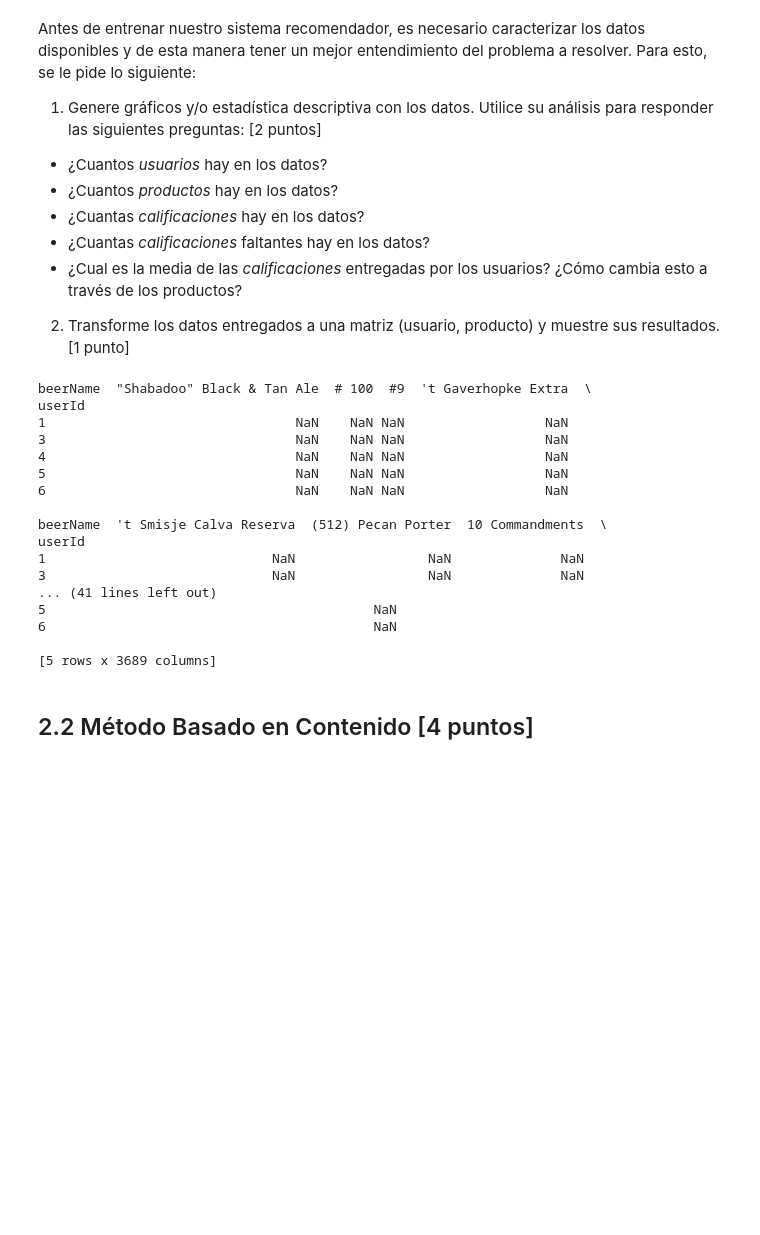
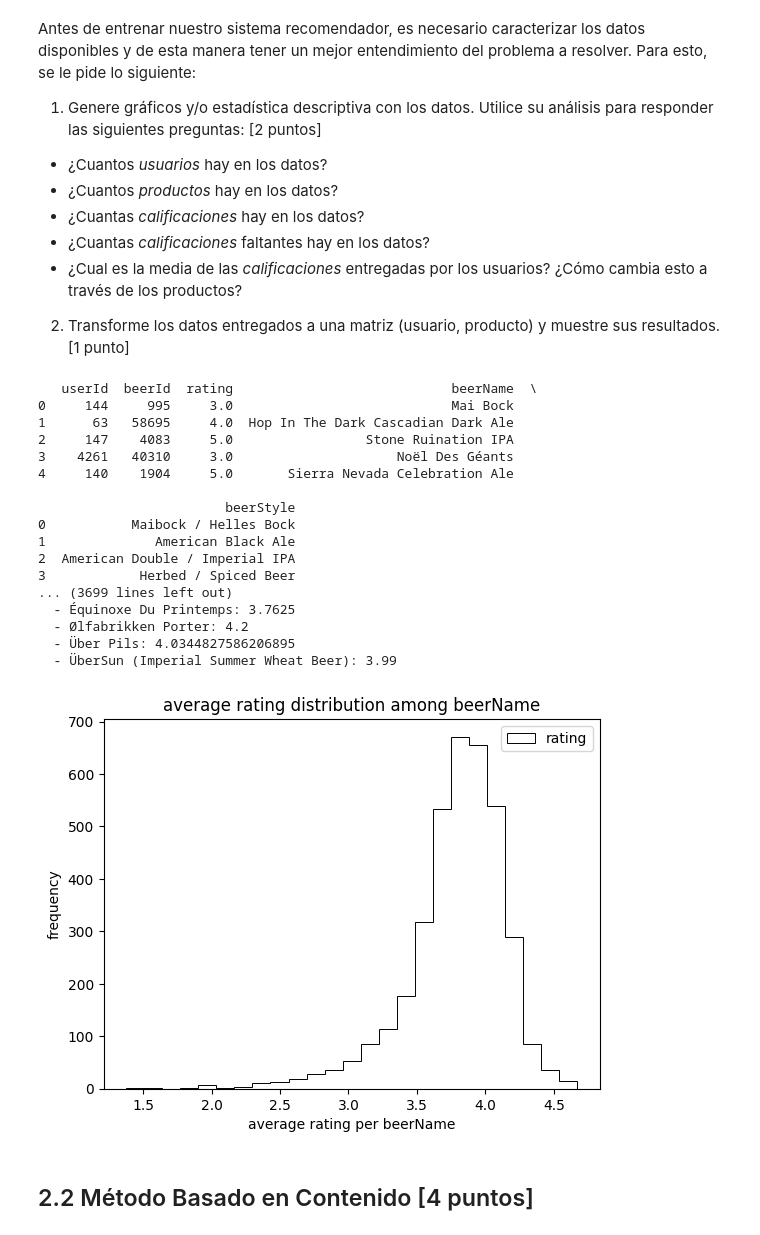
Before and after one commit to frpezzolla/lab_mds, a Jupyter notebook: lab_8/Lab_8_Enunciado.ipynb, the cells around one changed output. Saved outputs shown, nothing was run; the diff lists cells and outputs as text; code cells hidden in the pictures; blank space fills up the shorter version.

Commit message:
Finish 2.1 with commentary and one histogram

```diff
--- a/lab_8/Lab_8_Enunciado.ipynb
+++ b/lab_8/Lab_8_Enunciado.ipynb
@@ -838,29 +798,59 @@ Antes de entrenar nuestro sistema recomendador, es necesario caracterizar los da
   - ¿Cuantas *calificaciones* faltantes hay en los datos?
   - ¿Cual es la media de las *calificaciones* entregadas por los usuarios? ¿Cómo cambia esto a través de los productos?
 2. Transforme los datos entregados a una matriz (usuario, producto) y muestre sus resultados. [1 punto]
+# %%
+import matplotlib.pyplot as plt
+
+print(beer_df.head())
+print()
+print(f"> Hay {beer_df.shape[0]} usuarios en los datos")
+print()
+print(f"> Hay {beer_df['beerId'].drop_duplicates().shape[0]} productos en los datos")
+print()
+print(f"> Hay {beer_df['rating'].unique().shape[0]} calificaciones distintas:\n    "\
+      f"{beer_df['rating'].unique()}")
+print()
+# Me da la impresión de que la idea es ver cuáles cervezas no tienen calificación por usuario.
+# Pero no se puede ver sin hacer primero el pivot_table o una operación engorrosa.
+# Y la pregunta se puede interpretar también como cantidad de null y nan.
+# Arriba ya vi que eran cero. Dejo esta respuesta de todas formas.
+print(f"> Hay {beer_df['rating'].isnull().sum()} calificaciones faltantes y "\
+      f"{beer_df['rating'].isna().sum()} calificaciones no válidas")
+print()
+print(f"> Calificación media por usuaries: {beer_df['rating'].mean()}")
+print()
+average_ratings = beer_df.groupby('beerName')['rating'].mean().reset_index()
+print("> Calificación media por producto:")
+for idx, avg_rat in average_ratings.iterrows():
+    print(f"  - {avg_rat['beerName']}: {avg_rat['rating']}")
+print()
+average_ratings.plot.hist(bins=25, histtype='step', color='k', lw=.7)
+plt.xlabel("average rating per beerName")
+plt.ylabel("frequency")
+plt.title("average rating distribution among beerName")
+plt.show()
+# %% [output]
+   userId  beerId  rating                            beerName  \
+0     144     995     3.0                            Mai Bock
+1      63   58695     4.0  Hop In The Dark Cascadian Dark Ale
+2     147    4083     5.0                 Stone Ruination IPA
+3    4261   40310     3.0                     Noël Des Géants
+4     140    1904     5.0       Sierra Nevada Celebration Ale
+
+                        beerStyle
+0           Maibock / Helles Bock
+1              American Black Ale
+2  American Double / Imperial IPA
+3            Herbed / Spiced Beer
+... (3699 lines left out)
+  - Équinoxe Du Printemps: 3.7625
+  - Ølfabrikken Porter: 4.2
+  - Über Pils: 4.0344827586206895
+  - ÜberSun (Imperial Summer Wheat Beer): 3.99
+[figure, added]
 # %%
 # user product matrix
 user_product_mx = beer_df.pivot_table(index='userId', columns='beerName', values='rating')
-
-print(user_product_mx.head())
-# %% [output]
-beerName  "Shabadoo" Black & Tan Ale  # 100  #9  't Gaverhopke Extra  \
-userId
-1                                NaN    NaN NaN                  NaN
-3                                NaN    NaN NaN                  NaN
-4                                NaN    NaN NaN                  NaN
-5                                NaN    NaN NaN                  NaN
-6                                NaN    NaN NaN                  NaN
-
-beerName  't Smisje Calva Reserva  (512) Pecan Porter  10 Commandments  \
-userId
-1                             NaN                 NaN              NaN
-3                             NaN                 NaN              NaN
-... (41 lines left out)
-5                                          NaN
-6                                          NaN
-
-[5 rows x 3689 columns]
 # %% [markdown]
 ## 2.2 Método Basado en Contenido [4 puntos]
 # %% [markdown]
```
Also changed, not shown: parts of 4 cells of this notebook.
